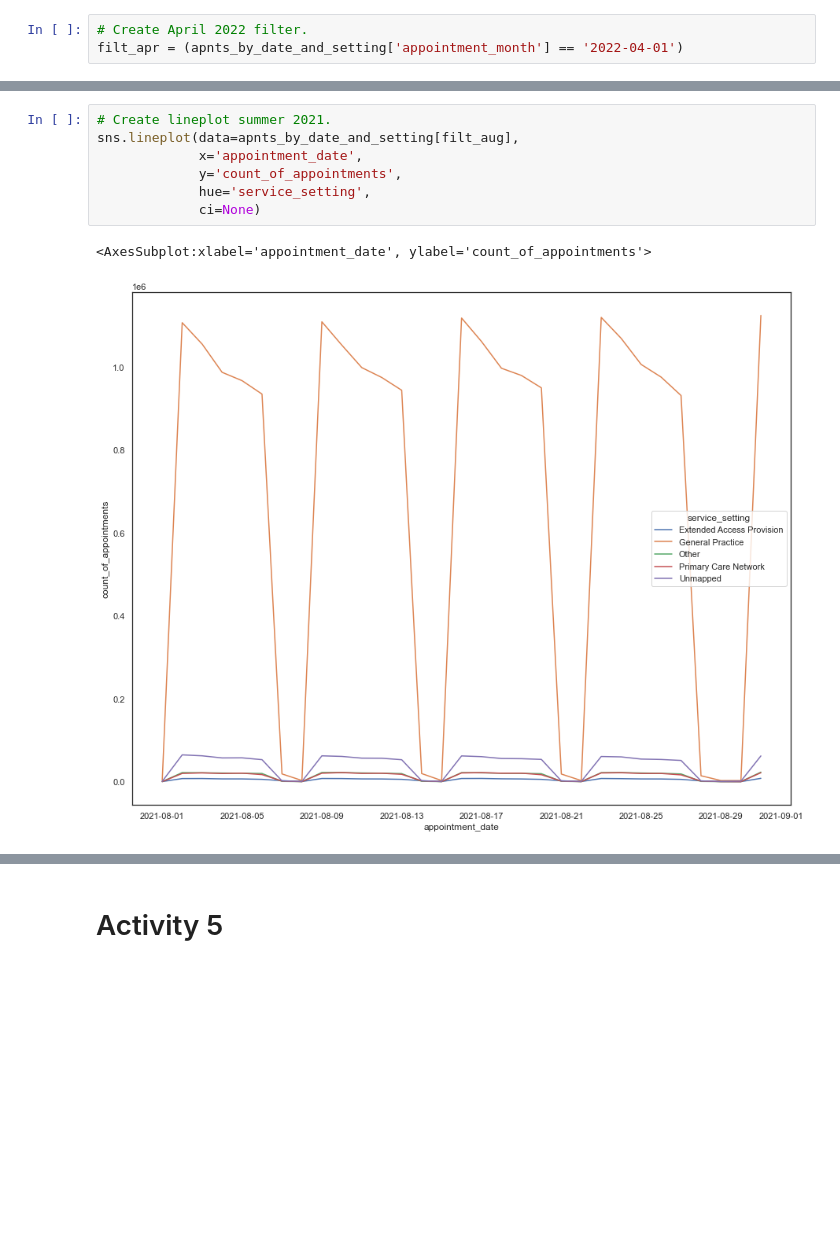
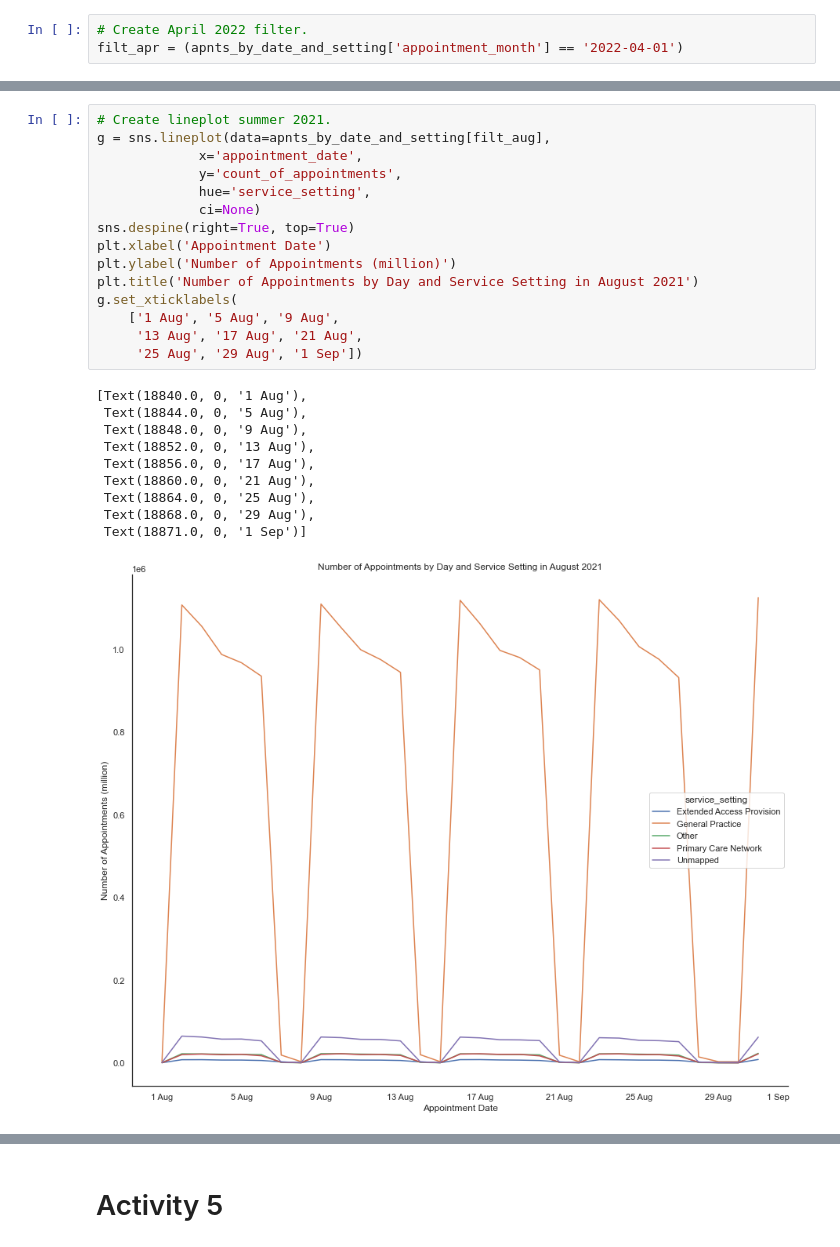
Before and after one commit to andreas-yiallouros/LSE_DA_Course_NHS_GP_Appointments, a Jupyter notebook: Yiallouros_Andreas_DA201_Assignment_Notebook.ipynb, the cells around one changed output, grey strips where cells are left out. Cells and saved outputs as stored; diff of their text form; blank space fills up the shorter version.

```diff
--- a/Yiallouros_Andreas_DA201_Assignment_Notebook.ipynb
+++ b/Yiallouros_Andreas_DA201_Assignment_Notebook.ipynb
@@ -1229,12 +1371,28 @@ filt_apr = (apnts_by_date_and_setting['appointment_month'] == '2022-04-01')
 # %%
 # Create lineplot summer 2021.
-sns.lineplot(data=apnts_by_date_and_setting[filt_aug],
+g = sns.lineplot(data=apnts_by_date_and_setting[filt_aug],
              x='appointment_date',
              y='count_of_appointments',
              hue='service_setting',
              ci=None)
+sns.despine(right=True, top=True)
+plt.xlabel('Appointment Date')
+plt.ylabel('Number of Appointments (million)')
+plt.title('Number of Appointments by Day and Service Setting in August 2021')
+g.set_xticklabels(
+    ['1 Aug', '5 Aug', '9 Aug',
+     '13 Aug', '17 Aug', '21 Aug',
+     '25 Aug', '29 Aug', '1 Sep'])
 # %% [output]
-<AxesSubplot:xlabel='appointment_date', ylabel='count_of_appointments'>
+[Text(18840.0, 0, '1 Aug'),
+ Text(18844.0, 0, '5 Aug'),
+ Text(18848.0, 0, '9 Aug'),
+ Text(18852.0, 0, '13 Aug'),
+ Text(18856.0, 0, '17 Aug'),
+ Text(18860.0, 0, '21 Aug'),
+ Text(18864.0, 0, '25 Aug'),
+ Text(18868.0, 0, '29 Aug'),
+ Text(18871.0, 0, '1 Sep')]
-[figure, old version]
+[figure, new version]
 # %%
 # Create lineplot autumn 2021.
```
Also changed, not shown: parts of 143 cells of this notebook, 1 other file.
